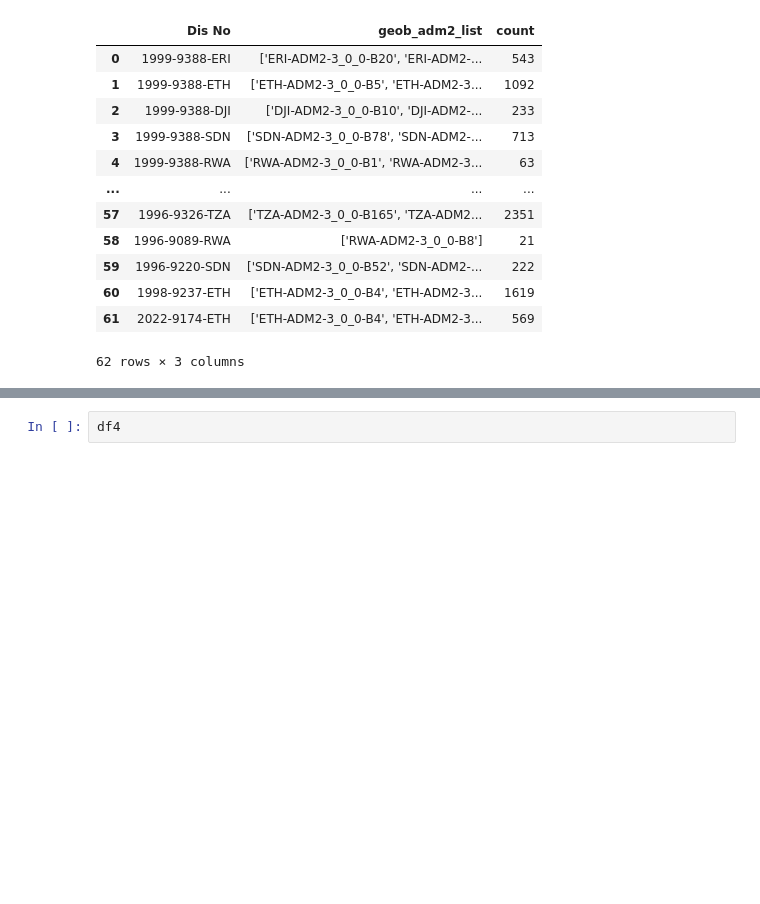
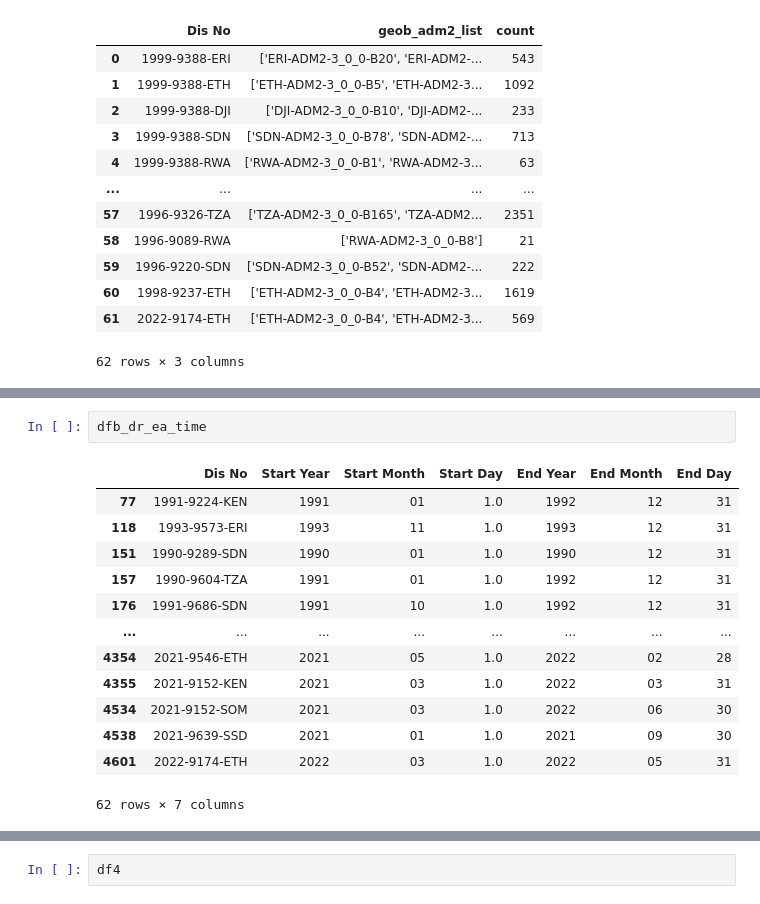
Before and after one commit to icpac-igad/ea-ibf-climada, a Jupyter notebook: impact_catalog/timeseries_calendar_plot_drought.ipynb, the cells around one changed output, grey strips where cells are left out. Cells and saved outputs as stored; diff of their text form; blank space fills up the shorter version.

```diff
--- a/impact_catalog/timeseries_calendar_plot_drought.ipynb
+++ b/impact_catalog/timeseries_calendar_plot_drought.ipynb
@@ -95,3 +429,19 @@ dfb_dr_ea_time['End Month']=dfb_dr_ea_time["End Month"].apply(lambda x: str(int(
+# %%
+dfb_dr_ea_time
+# %% [output]
+|  | Dis No | Start Year | Start Month | Start Day | End Year | End Month | End Day |
+| 77 | 1991-9224-KEN | 1991 | 01 | 1.0 | 1992 | 12 | 31 |
+| 118 | 1993-9573-ERI | 1993 | 11 | 1.0 | 1993 | 12 | 31 |
+| 151 | 1990-9289-SDN | 1990 | 01 | 1.0 | 1990 | 12 | 31 |
+| 157 | 1990-9604-TZA | 1991 | 01 | 1.0 | 1992 | 12 | 31 |
+| 176 | 1991-9686-SDN | 1991 | 10 | 1.0 | 1992 | 12 | 31 |
+| ... | ... | ... | ... | ... | ... | ... | ... |
+| 4354 | 2021-9546-ETH | 2021 | 05 | 1.0 | 2022 | 02 | 28 |
+| 4355 | 2021-9152-KEN | 2021 | 03 | 1.0 | 2022 | 03 | 31 |
+| 4534 | 2021-9152-SOM | 2021 | 03 | 1.0 | 2022 | 06 | 30 |
+| 4538 | 2021-9639-SSD | 2021 | 01 | 1.0 | 2021 | 09 | 30 |
+| 4601 | 2022-9174-ETH | 2022 | 03 | 1.0 | 2022 | 05 | 31 |
+62 rows × 7 columns
 # %%
 #pd.date_range('2014-10-10','2016-01-07', freq='MS').strftime("%Y-%m").tolist()
 
```
Also changed, not shown: parts of 19 cells of this notebook, 6 other files.
